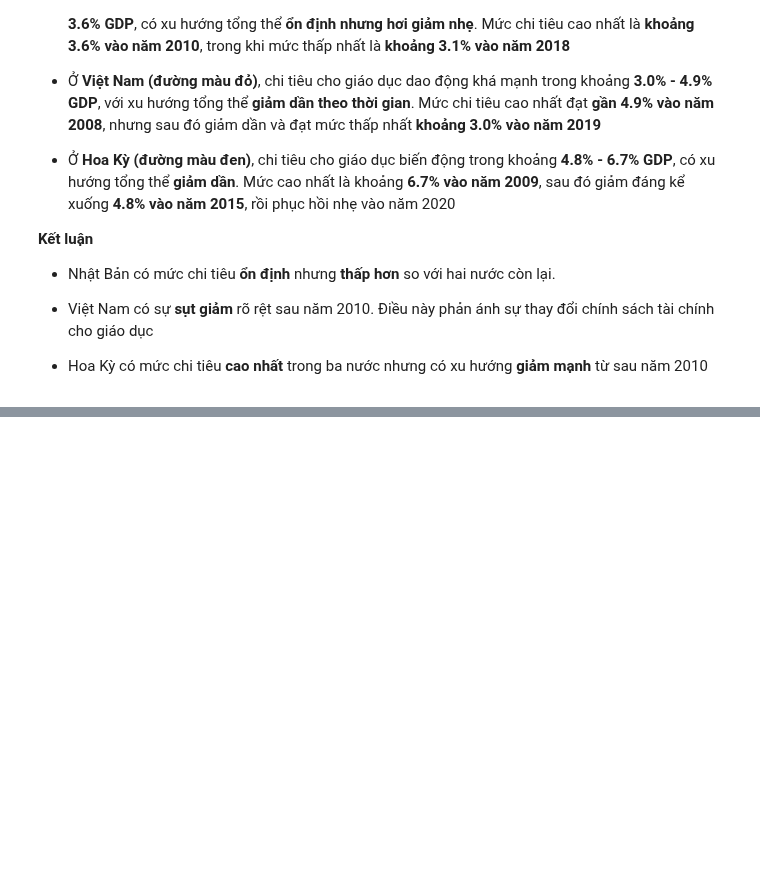
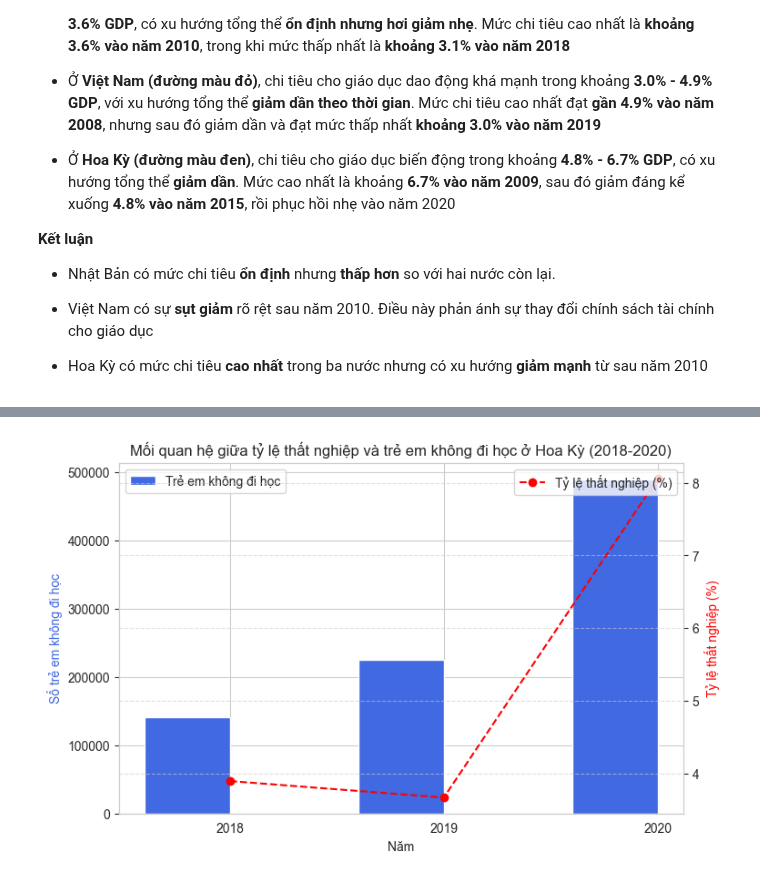
Before and after one commit to 0Nguyen0Cong0Tuan0/Data-Visualization, a Jupyter notebook: Lab2/main.ipynb, the cells around one changed output, grey strips where cells are left out. Saved outputs shown, nothing was run; the diff lists cells and outputs as text; code cells hidden in the pictures; blank space fills up the shorter version.

```diff
--- a/Lab2/main.ipynb
+++ b/Lab2/main.ipynb
@@ -564,0 +557,32 @@ KeyError: 'SE_PRM_COOF_FE'
+# %%
+years = np.array([2018, 2019, 2020])
+us_data = {
+    "SE_PRM_UNER_FE": np.array(us["SE_PRM_UNER_FE"][-3:]),
+    "SE_PRM_UNER_MA": np.array(us["SE_PRM_UNER_MA"][-3:]),
+    "SL_UEM_TOTL_ZS": np.array(us["SL_UEM_TOTL_ZS"][-3:]),
+}
+
+total_out_of_school = us_data["SE_PRM_UNER_FE"] + us_data["SE_PRM_UNER_MA"]
+
+fig, ax1 = plt.subplots(figsize=(8, 5))
+bar_width = 0.4
+x = np.arange(len(years))
+ax1.bar(x - bar_width/2, total_out_of_school, bar_width, label="Trẻ em không đi học", color="royalblue")
+
+ax2 = ax1.twinx()
+ax2.plot(x, us_data["SL_UEM_TOTL_ZS"], marker="o", linestyle="--", color="red", label="Tỷ lệ thất nghiệp (%)")
+
+ax1.set_xlabel("Năm")
+ax1.set_ylabel("Số trẻ em không đi học", color="royalblue")
+ax2.set_ylabel("Tỷ lệ thất nghiệp (%)", color="red")
+ax1.set_xticks(x)
+ax1.set_xticklabels(years)
+ax1.set_title("Mối quan hệ giữa tỷ lệ thất nghiệp và trẻ em không đi học ở Hoa Kỳ (2018-2020)")
+
+ax1.legend(loc="upper left")
+ax2.legend(loc="upper right")
+
+plt.grid(True, linestyle="--", alpha=0.6)
+plt.show()
+# %% [output]
+[figure, added]
```
Also changed, not shown: parts of 9 cells of this notebook.
